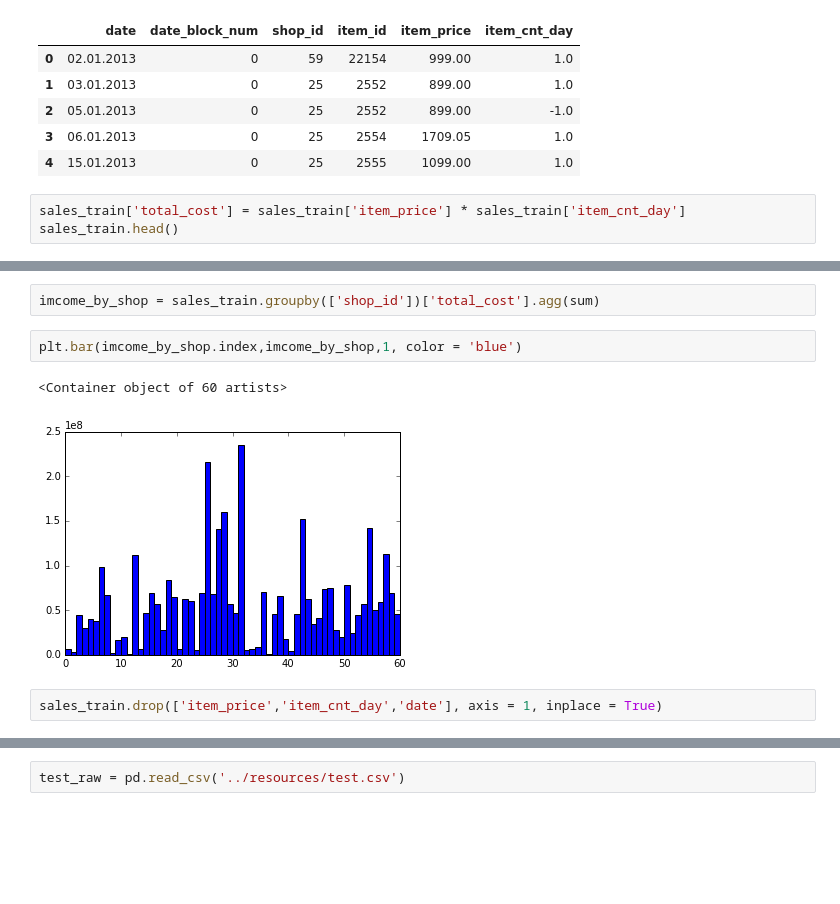
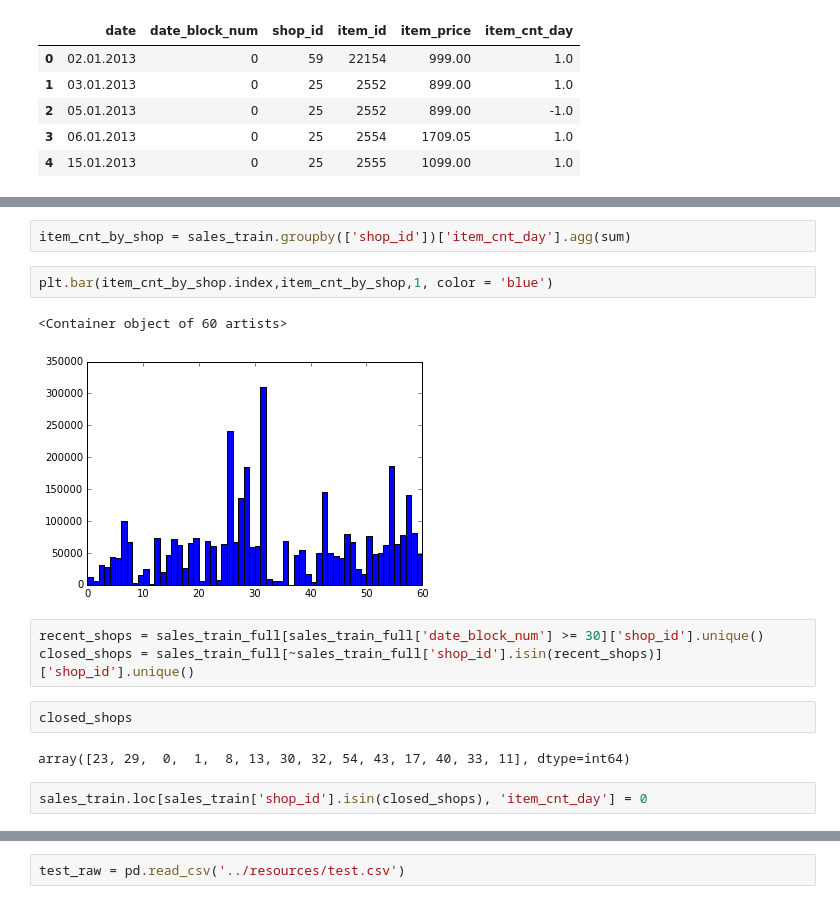
Before and after one commit to Utkarsh-76/data_science, a Jupyter notebook: sales_pred/code/main.ipynb, the cells around one changed output, grey strips where cells are left out. Drawn from its saved outputs; the diff is of its cells as text; blank space fills up the shorter version.

Commit message:
removed closed shops

```diff
--- a/sales_pred/code/main.ipynb
+++ b/sales_pred/code/main.ipynb
@@ -15,6 +20,3 @@ sales_train.head()
 | 2 | 05.01.2013 | 0 | 25 | 2552 | 899.00 | -1.0 |
 | 3 | 06.01.2013 | 0 | 25 | 2554 | 1709.05 | 1.0 |
 | 4 | 15.01.2013 | 0 | 25 | 2555 | 1099.00 | 1.0 |
-# %%
-sales_train['total_cost'] = sales_train['item_price'] * sales_train['item_cnt_day']
-sales_train.head()
@@ -28,12 +23,19 @@ sales_train.head()
 # %%
-imcome_by_shop = sales_train.groupby(['shop_id'])['total_cost'].agg(sum)
+item_cnt_by_shop = sales_train.groupby(['shop_id'])['item_cnt_day'].agg(sum)
 # %%
-plt.bar(imcome_by_shop.index,imcome_by_shop,1, color = 'blue')
+plt.bar(item_cnt_by_shop.index,item_cnt_by_shop,1, color = 'blue')
 # %% [output]
 <Container object of 60 artists>
-[figure, old version]
+[figure, new version]
-# %%
-sales_train.drop(['item_price','item_cnt_day','date'], axis = 1, inplace = True)
+# %%
+recent_shops = sales_train_full[sales_train_full['date_block_num'] >= 30]['shop_id'].unique()
+closed_shops = sales_train_full[~sales_train_full['shop_id'].isin(recent_shops)]['shop_id'].unique()
+# %%
+closed_shops
+# %% [output]
+array([23, 29,  0,  1,  8, 13, 30, 32, 54, 43, 17, 40, 33, 11], dtype=int64)
+# %%
+sales_train.loc[sales_train['shop_id'].isin(closed_shops), 'item_cnt_day'] = 0
 # %%
 sales_train.head()
 # %% [output]
```
Also changed, not shown: parts of 17 cells of this notebook.
